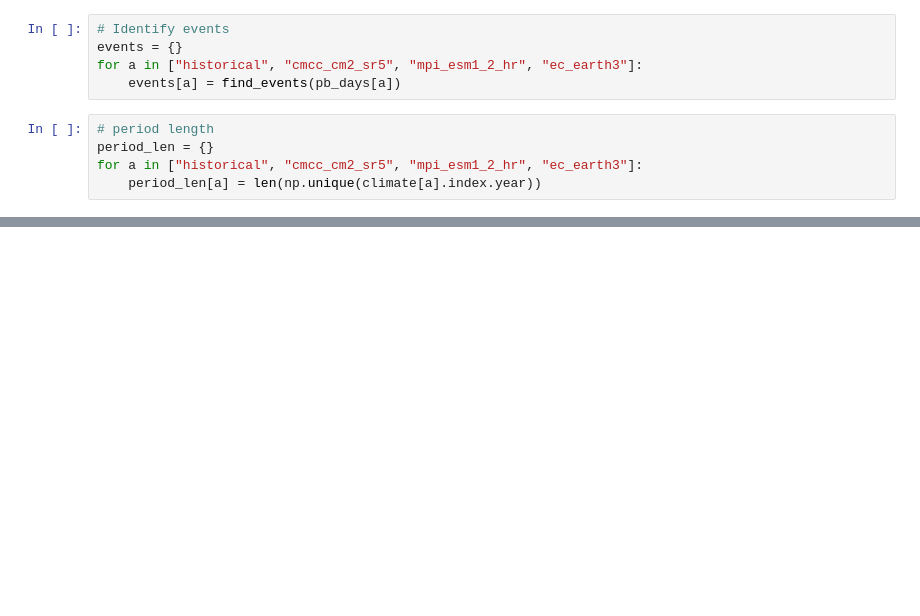
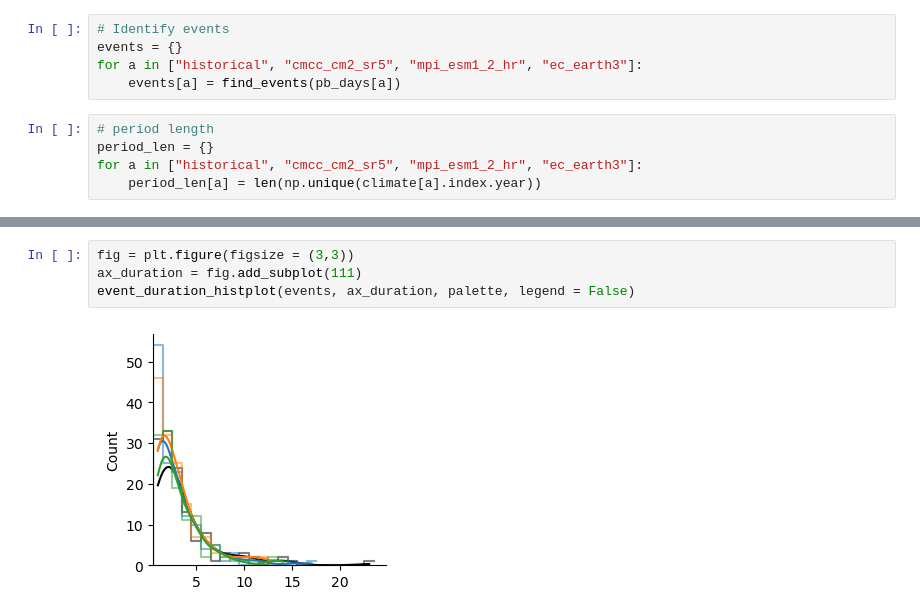
Before and after one commit to ECMWFCode4Earth/weave, a Jupyter notebook: Uninteractive.ipynb, the cells around one changed output, grey strips where cells are left out. Saved outputs shown, nothing was run; the diff lists cells and outputs as text; blank space fills up the shorter version.

```diff
--- a/Uninteractive.ipynb
+++ b/Uninteractive.ipynb
@@ -108,0 +72,6 @@ axs[2].set_xlim(0, 366)
+# %%
+fig = plt.figure(figsize = (3,3))
+ax_duration = fig.add_subplot(111)
+event_duration_histplot(events, ax_duration, palette, legend = False)
+# %% [output]
+[figure, added]
```
Also changed, not shown: parts of 5 cells of this notebook.
